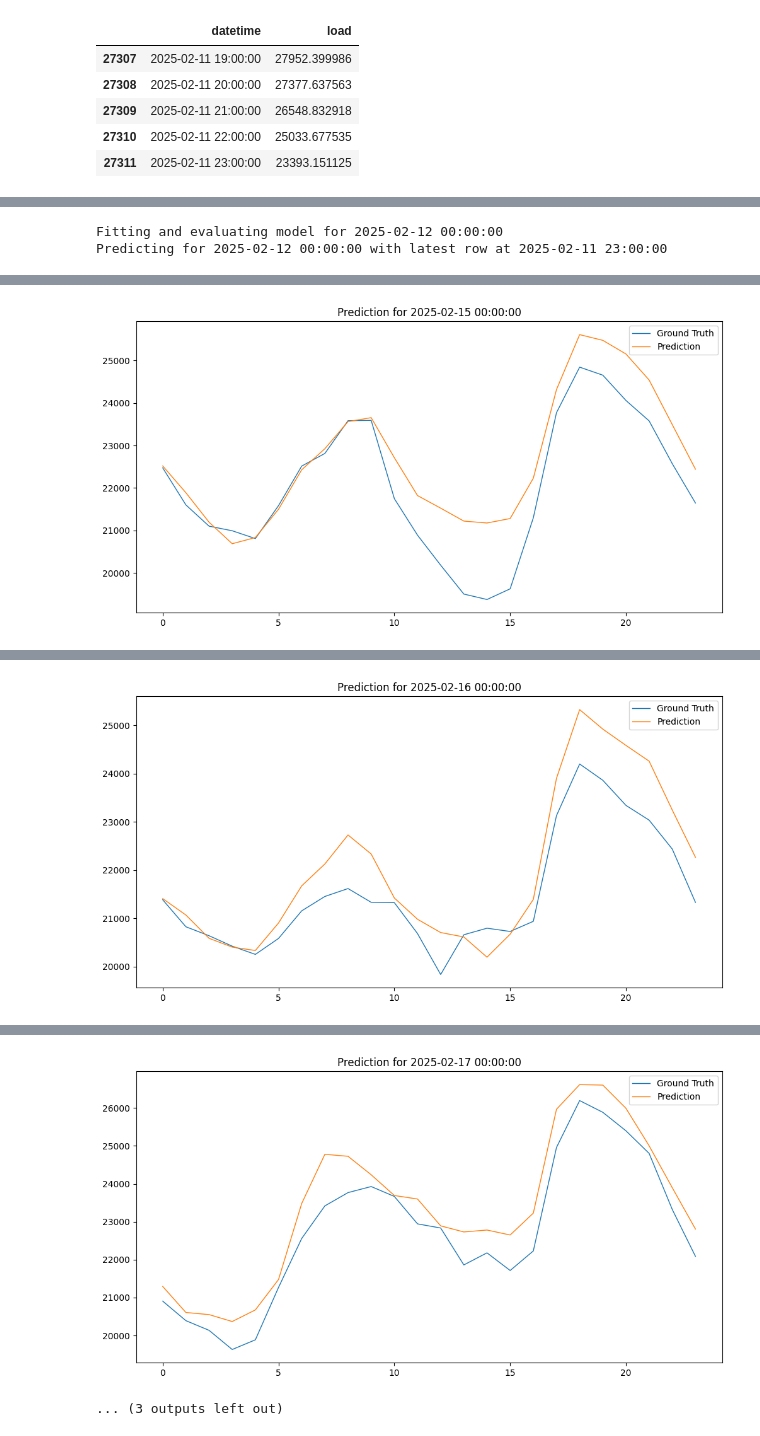
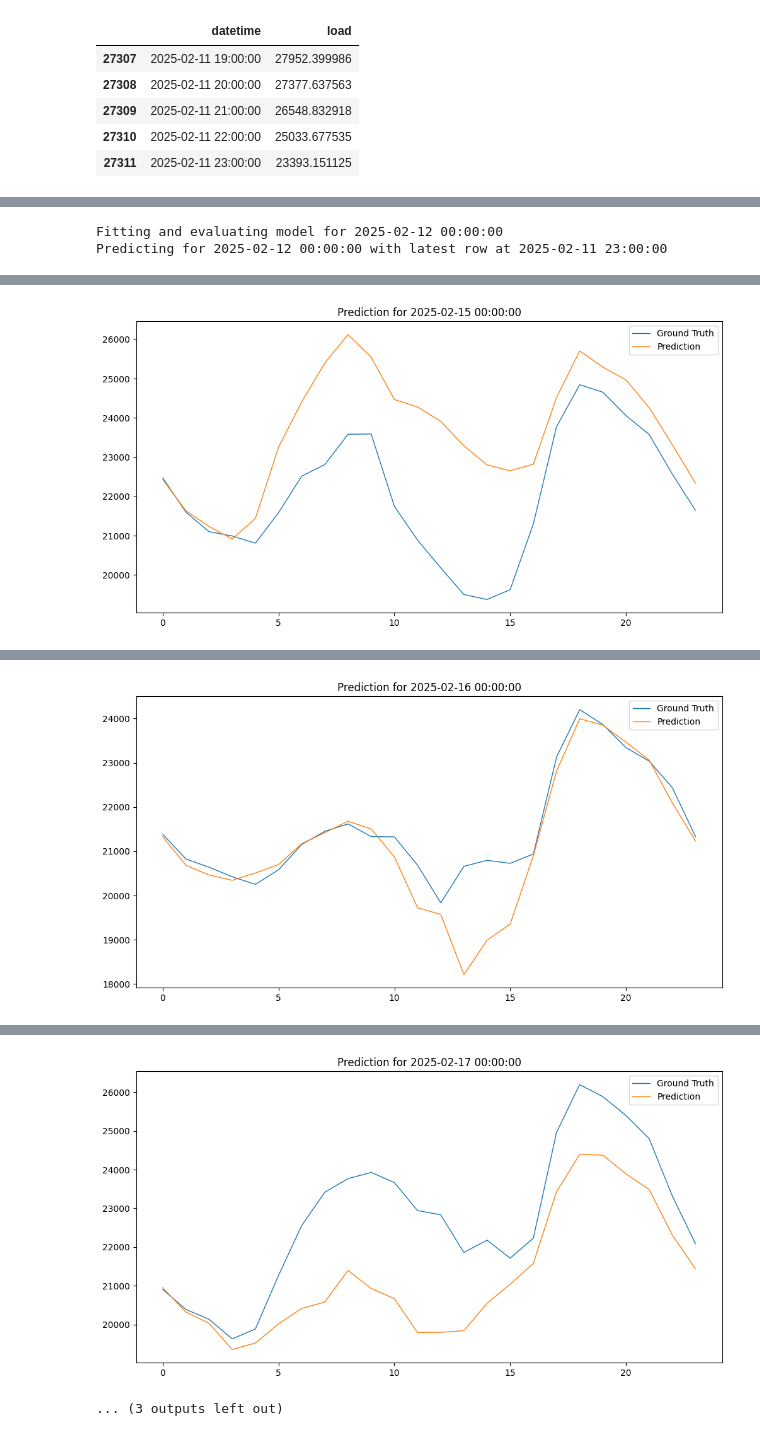
Before and after one commit to joypauls/forecastiso, a Jupyter notebook: notebooks/dev.ipynb, the cells around one changed output, grey strips where cells are left out. Cells and saved outputs as stored; diff of their text form; code cells hidden in the pictures.

Commit message:
working on weekend alignment problem

```diff
--- a/notebooks/dev.ipynb
+++ b/notebooks/dev.ipynb
@@ -123,8 +123,8 @@ simple_xgb = SimpleXGBForecaster(
                  "load_rolling_mean_24", "load_rolling_min_24", "load_rolling_max_24", "load_rolling_std_24",
                  "load_rolling_mean_168", "load_rolling_min_168", "load_rolling_max_168", "load_rolling_std_168",
                  "load_rolling_mean_720", "load_rolling_min_720", "load_rolling_max_720", "load_rolling_std_720",
-                 "hour", "month", "dow", "doy", "is_holiday", "day_before_holiday", "day_before_weekend",
-                 "day", "quarter", "year"],
+                 "hour", "target_month", "target_dow", "target_doy", "target_is_holiday", "target_day_before_holiday", "target_is_weekend",
+                 "target_day", "target_quarter", "target_year"],
     target_col="load",
     # n_estimators=300,
     max_depth=6,
@@ -157,9 +139,9 @@ windowed_xgb = WindowedXGBForecaster(
                    "load_rolling_mean_24", "load_rolling_min_24", "load_rolling_max_24", "load_rolling_std_24",
                    "load_rolling_mean_168", "load_rolling_min_168", "load_rolling_max_168", "load_rolling_std_168",
                    "load_rolling_mean_720", "load_rolling_min_720", "load_rolling_max_720", "load_rolling_std_720",
-                   "hour", "month", "dow", "doy", "is_holiday", "day_before_holiday", "day_before_weekend",
-                   "day", "quarter", "year"],
-    max_depth=6,
+                   "hour", "target_month", "target_dow", "target_doy", "target_is_holiday", "target_day_before_holiday", "target_is_weekend",
+                   "target_day", "target_quarter", "target_year"],
+    max_depth=8,
 )
 
 windowed_xgb.fit(features_df)
@@ -185,6 +163,10 @@ print(rmse)
 # %%
 features_df = fm.generate_features(df)
 # %%
+predict_date = "2025-02-12"
+
+predictions = []
+
 # evaluate predictions and plot for 7 days
 for i in range(7):
 
@@ -222,13 +204,20 @@ for i in range(7):
     latest_day_df = day_before_df[latest_datetime - pd.Timedelta(hours=23):latest_datetime]
     # print(latest_day_df.shape)
     # print(latest_day_df.head().index)
+    # print(latest_day_df.index)
 
     # check temporal alignment
     print(f"Predicting for {cur_predict_date} with latest row at {latest_datetime}")
 
+    # check if target_dow matches the predict dow
+    if latest_row["target_dow"] != cur_predict_date.dayofweek:
+        print(f"Warning: target_dow {latest_row['target_dow']} does not match predict dow {cur_predict_date.dayofweek}")
+
     # inference
     # y_pred = simple_xgb.predict(horizon=24, external_features=latest_row)
     y_pred = windowed_xgb.predict(horizon=24, external_data=latest_day_df)
+
+    predictions.append(y_pred)
 
     plt.figure(figsize=(12, 6))
     plt.plot(y_true, label="Ground Truth", linewidth=1)
@@ -244,7 +233,7 @@ for i in range(7):
     print(f"MAPE for {cur_predict_date}: {mape}")
     print(f"MAE for {cur_predict_date}: {mae}")
     print(f"RMSE for {cur_predict_date}: {rmse}")
-    print("\n")
+    print("-------\n")
 # %% [output]
 Fitting and evaluating model for 2025-02-12 00:00:00
 Predicting for 2025-02-12 00:00:00 with latest row at 2025-02-11 23:00:00
@@ -272,4 +261,4 @@ RMSE for 2025-02-14 00:00:00: 1197.270025805029
 
 Fitting and evaluating model for 2025-02-15 00:00:00
 Predicting for 2025-02-15 00:00:00 with latest row at 2025-02-14 23:00:00
-[figure, old version]
+[figure, new version]
@@ -280,4 +269,4 @@ RMSE for 2025-02-15 00:00:00: 884.933451880801
 
 Fitting and evaluating model for 2025-02-16 00:00:00
 Predicting for 2025-02-16 00:00:00 with latest row at 2025-02-15 23:00:00
-[figure, old version]
+[figure, new version]
@@ -288,5 +277,5 @@ RMSE for 2025-02-16 00:00:00: 710.9447185511258
 
 Fitting and evaluating model for 2025-02-17 00:00:00
 Predicting for 2025-02-17 00:00:00 with latest row at 2025-02-16 23:00:00
-[figure, old version]
+[figure, new version]
 ... (3 outputs left out)
```
Also changed, not shown: parts of 8 cells of this notebook, 1 other file.
